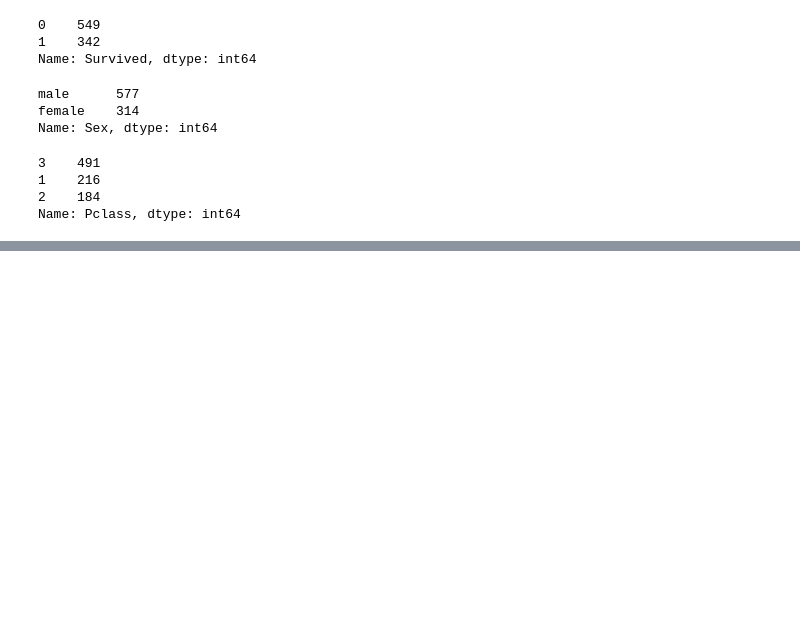
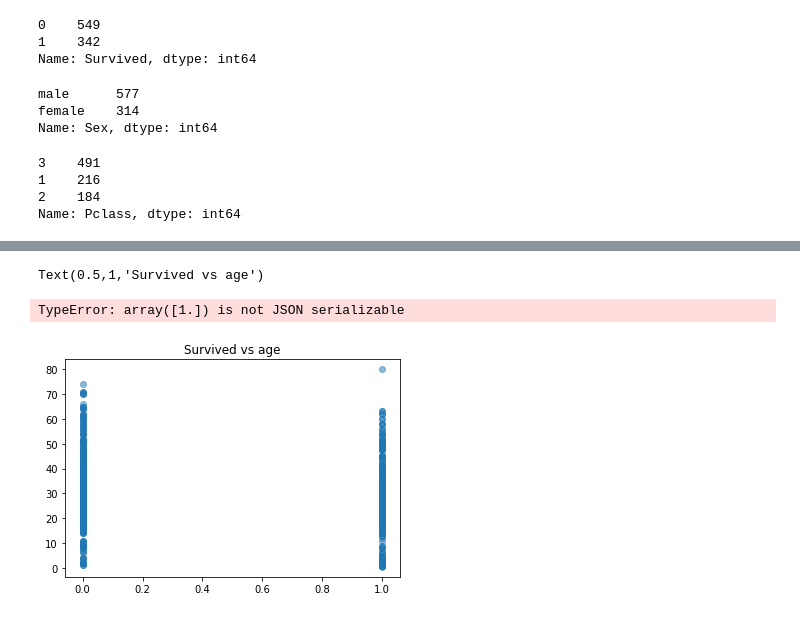
Before and after one commit to pv-912/Machine-Learning, a Jupyter notebook: Python/Titanic/Titanic.ipynb, the cells around one changed output, grey strips where cells are left out. Drawn from its saved outputs; the diff is of its cells as text; code cells hidden in the pictures; blank space fills up the shorter version.

```diff
--- a/Python/Titanic/Titanic.ipynb
+++ b/Python/Titanic/Titanic.ipynb
@@ -92,0 +109,8 @@ Name: Pclass, dtype: int64
+# %%
+
+plt.scatter(df.Survived,df.Age, alpha=0.5)
+plt.title("Survived vs age")
+# %% [output]
+Text(0.5,1,'Survived vs age')
+TypeError: array([1.]) is not JSON serializable
+[figure, added]
```
Also changed, not shown: parts of 25 cells of this notebook, 5 other files.
